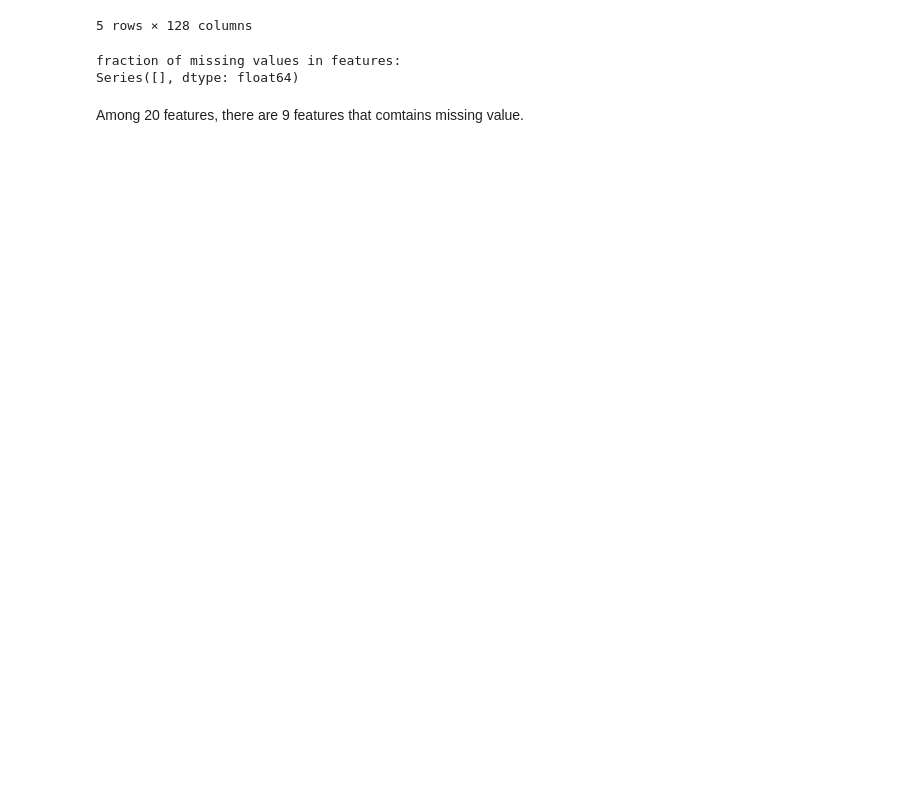
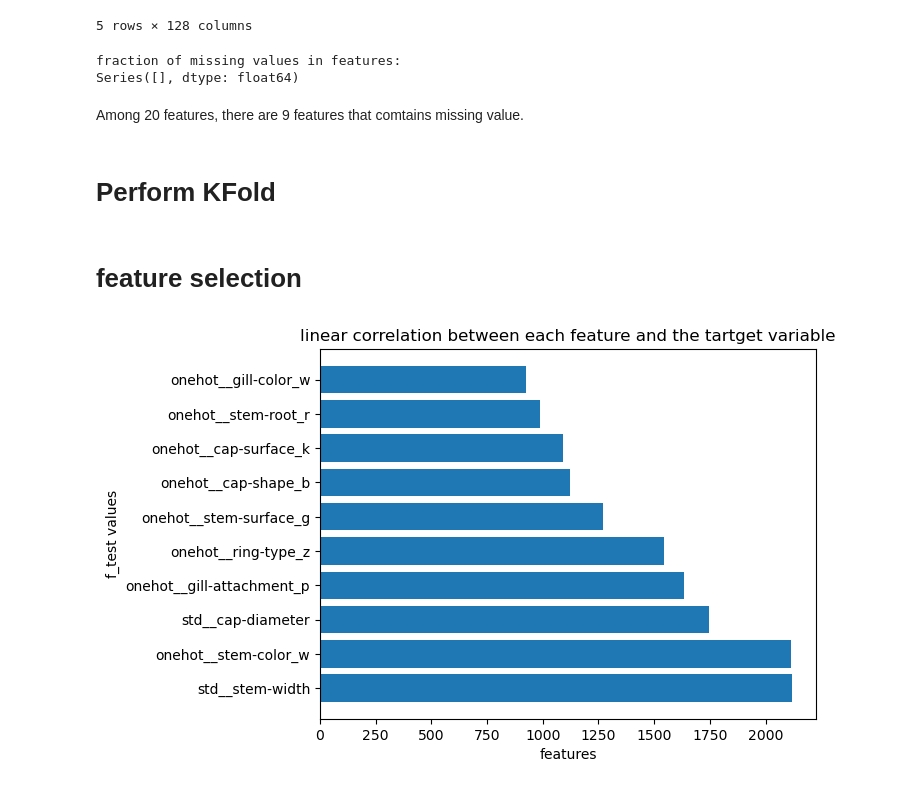
Before and after one commit to kathywu1201/Mushroom_Edibility_Classification_ML_Project, a Jupyter notebook: EDA3.ipynb, the cells around one changed output. Drawn from its saved outputs; the diff is of its cells as text; code cells hidden in the pictures; blank space fills up the shorter version.

Commit message:
10.13 updates on kfold

```diff
--- a/EDA3.ipynb
+++ b/EDA3.ipynb
@@ -272,3 +270,5 @@ fraction of missing values in features:
 Series([], dtype: float64)
 # %% [markdown]
 Among 20 features, there are 9 features that comtains missing value.
+# %% [markdown]
+# Perform KFold
@@ -274,0 +298,2 @@ Among 20 features, there are 9 features that comtains missing value.
+# %% [markdown]
+# feature selection
@@ -274,0 +308,17 @@ Among 20 features, there are 9 features that comtains missing value.
+# %%
+# perform the f test to test the linear correlation between features and target var
+f_test, p_values = f_classif(X_other_prep, y_other)
+df_ftest = pd.DataFrame(dict(
+    features = X_other_prep.columns,
+    f_test = f_test,
+    p_values = p_values
+)).sort_values('f_test', ascending=False)
+
+# plot the bar plot
+plt.barh(df_ftest.features[:10], df_ftest.f_test[:10])
+plt.ylabel('f_test values')
+plt.xlabel('features')
+plt.title('linear correlation between each feature and the tartget variable')
+plt.show()
+# %% [output]
+[figure, added]
```
Also changed, not shown: parts of 9 cells of this notebook, 3 other files.
